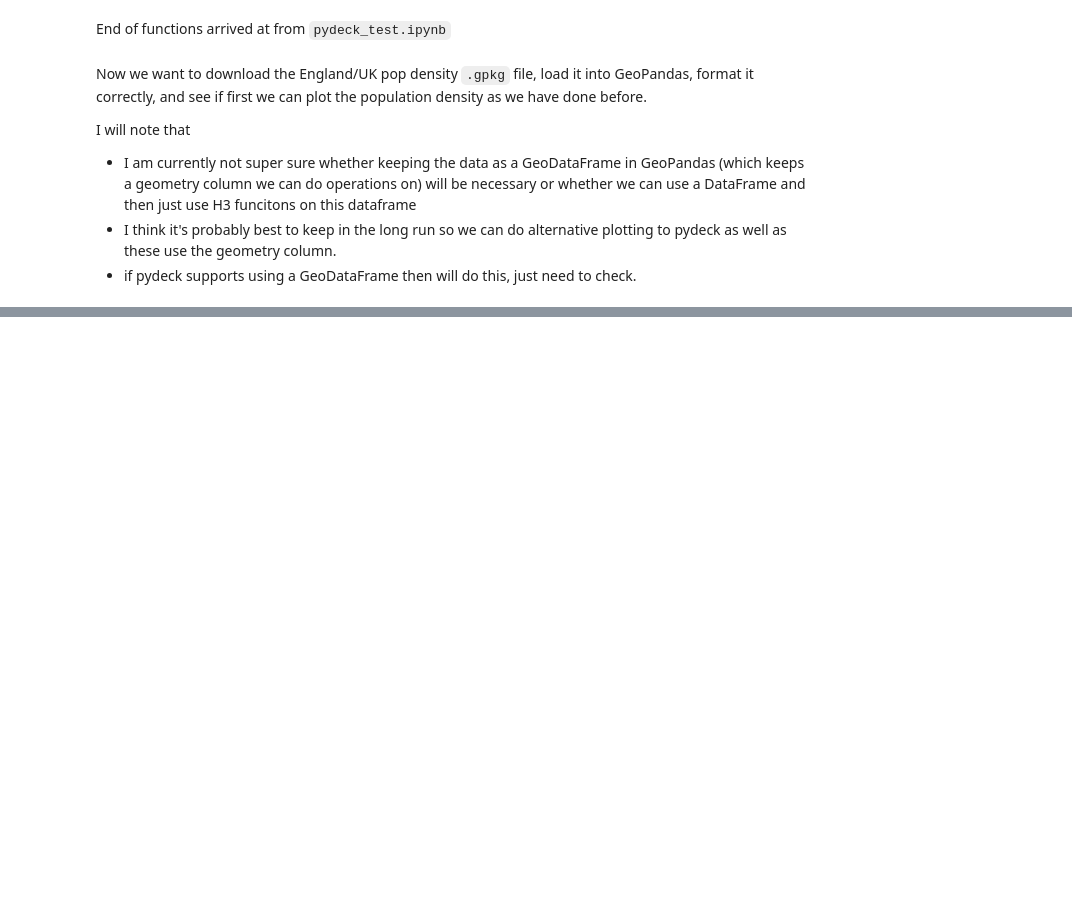
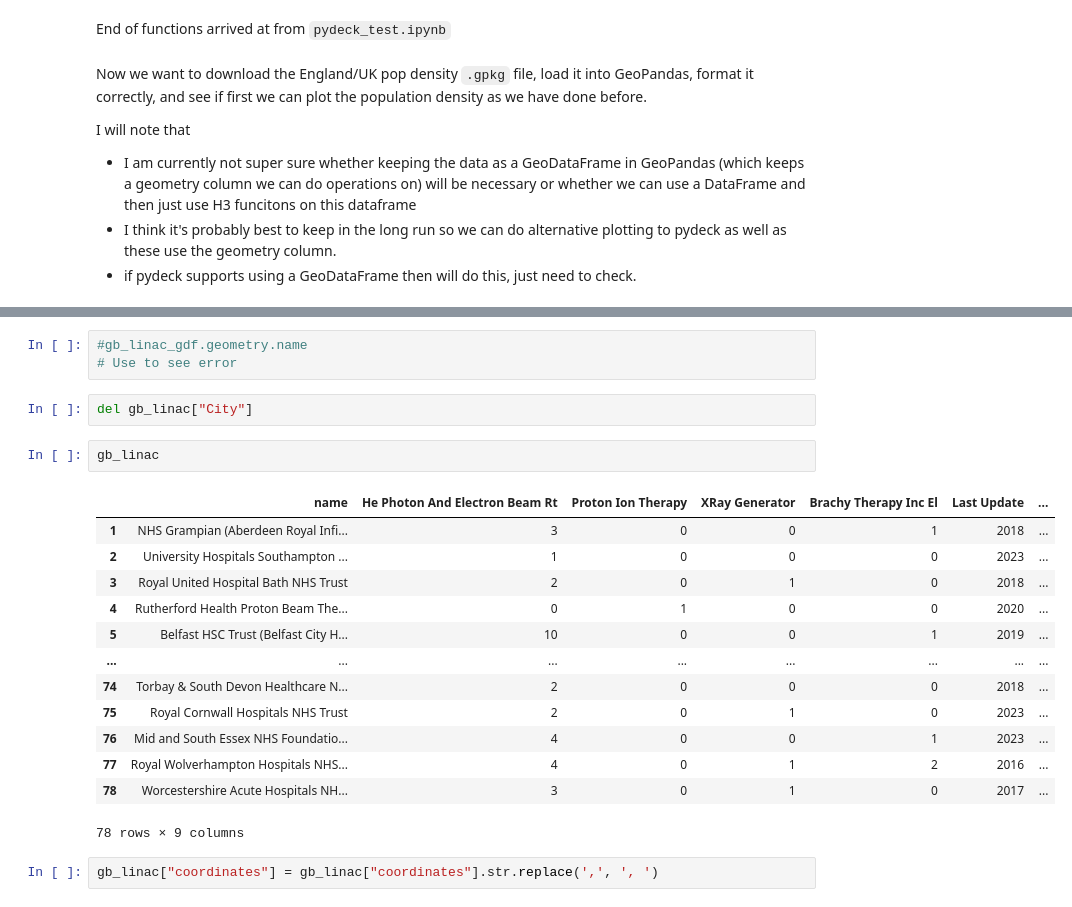
Before and after one commit to LaurenceWroe/Geospatial-modelling-radiotherapy-access, a Jupyter notebook: H3/H3_england_test.ipynb, the cells around one changed output, grey strips where cells are left out. Cells and saved outputs as stored; diff of their text form; blank space fills up the shorter version.

```diff
--- a/H3/H3_england_test.ipynb
+++ b/H3/H3_england_test.ipynb
@@ -145,0 +379,23 @@ I will note that
+# %%
+#gb_linac_gdf.geometry.name
+# Use to see error
+# %%
+del gb_linac["City"]
+# %%
+gb_linac
+# %% [output]
+|  | name | He Photon And Electron Beam Rt | Proton Ion Therapy | XRay Generator | Brachy Therapy Inc El | Last Update | ... |
+| 1 | NHS Grampian (Aberdeen Royal Infi... | 3 | 0 | 0 | 1 | 2018 | ... |
+| 2 | University Hospitals Southampton ... | 1 | 0 | 0 | 0 | 2023 | ... |
+| 3 | Royal United Hospital Bath NHS Trust | 2 | 0 | 1 | 0 | 2018 | ... |
+| 4 | Rutherford Health Proton Beam The... | 0 | 1 | 0 | 0 | 2020 | ... |
+| 5 | Belfast HSC Trust (Belfast City H... | 10 | 0 | 0 | 1 | 2019 | ... |
+| ... | ... | ... | ... | ... | ... | ... | ... |
+| 74 | Torbay & South Devon Healthcare N... | 2 | 0 | 0 | 0 | 2018 | ... |
+| 75 | Royal Cornwall Hospitals NHS Trust | 2 | 0 | 1 | 0 | 2023 | ... |
+| 76 | Mid and South Essex NHS Foundatio... | 4 | 0 | 0 | 1 | 2023 | ... |
+| 77 | Royal Wolverhampton Hospitals NHS... | 4 | 0 | 1 | 2 | 2016 | ... |
+| 78 | Worcestershire Acute Hospitals NH... | 3 | 0 | 1 | 0 | 2017 | ... |
+78 rows × 9 columns
+# %%
+gb_linac["coordinates"] = gb_linac["coordinates"].str.replace(',', ', ')
```
Also changed, not shown: parts of 45 cells of this notebook.
